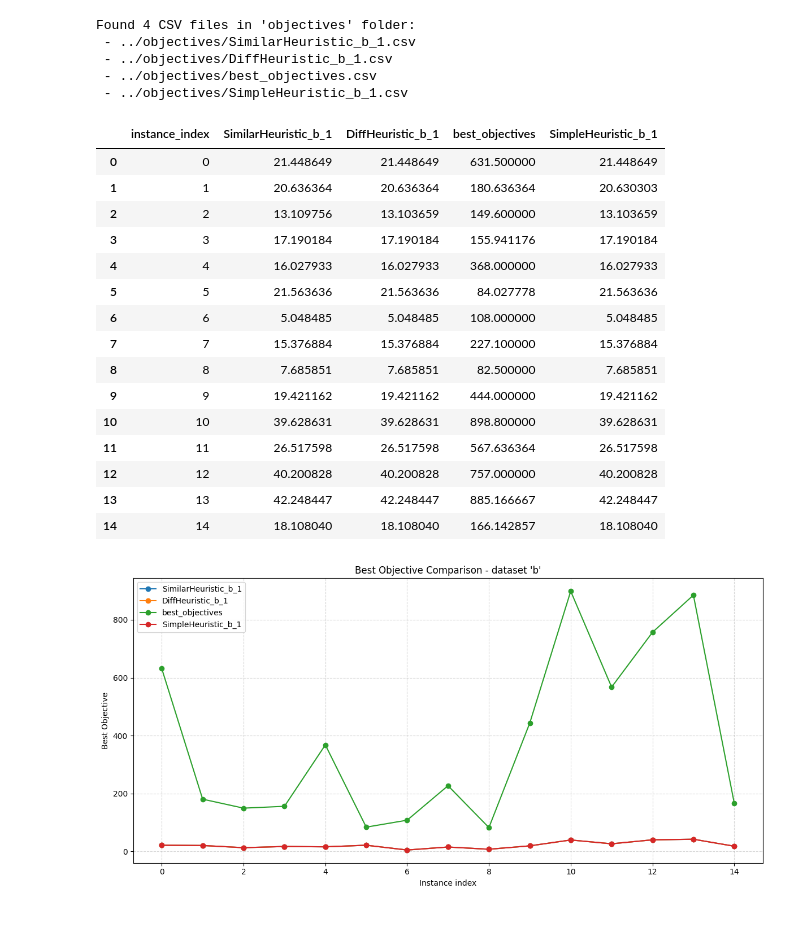
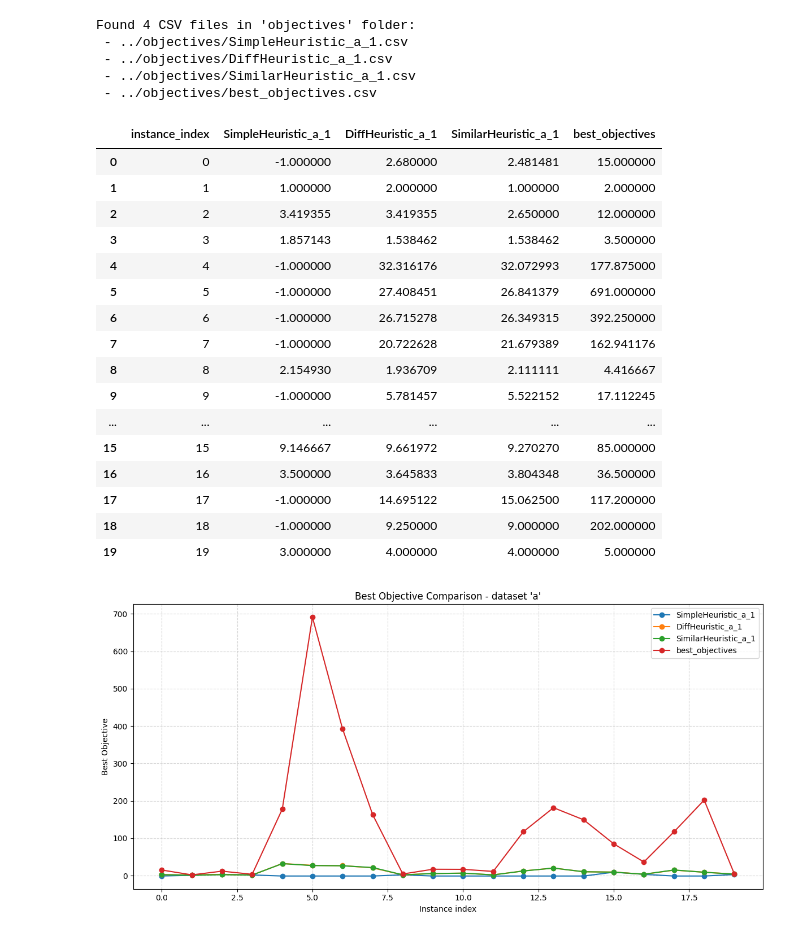
Before and after one commit to tinicius/challenge-sbpo-2025, a Jupyter notebook: src/compare.ipynb, the cells around one changed output. Drawn from its saved outputs; the diff is of its cells as text; code cells hidden in the pictures.

```diff
--- a/src/compare.ipynb
+++ b/src/compare.ipynb
@@ -91,51 +91,52 @@ if __name__ == "__main__":
     )
 
     # parser.add_argument(
     #     "csv_files",
     #     nargs="+",
     #     help="Paths to CSV files (must contain 'dataset' and 'best_objective' columns).",
     # )
 
     # parser.add_argument(
     #     "--dataset",
     #     required=True,
     #     help="Dataset name to filter rows by.",
     # )
 
     folder = "../objectives"
     csv_files = [f for f in Path(folder).iterdir() if f.is_file()]
 
     print(f"Found {len(csv_files)} CSV files in 'objectives' folder:")
     for path in csv_files:
         print(f" - {path}")
 
-    dataset = "b"
+    dataset = "a"
 
     # args = parser.parse_args()
     comparison_table = build_objective_comparison_table(csv_files, dataset)
     display(comparison_table)
     plot_best_objectives(comparison_table, dataset)
     # plot_objective_table(comparison_table, dataset)
 # %% [output]
 Found 4 CSV files in 'objectives' folder:
- - ../objectives/SimilarHeuristic_b_1.csv
- - ../objectives/DiffHeuristic_b_1.csv
+ - ../objectives/SimpleHeuristic_a_1.csv
+ - ../objectives/DiffHeuristic_a_1.csv
+ - ../objectives/SimilarHeuristic_a_1.csv
  - ../objectives/best_objectives.csv
- - ../objectives/SimpleHeuristic_b_1.csv
-|  | instance_index | SimilarHeuristic_b_1 | DiffHeuristic_b_1 | best_objectives | SimpleHeuristic_b_1 |
-| 0 | 0 | 21.448649 | 21.448649 | 631.500000 | 21.448649 |
-| 1 | 1 | 20.636364 | 20.636364 | 180.636364 | 20.630303 |
-| 2 | 2 | 13.109756 | 13.103659 | 149.600000 | 13.103659 |
-| 3 | 3 | 17.190184 | 17.190184 | 155.941176 | 17.190184 |
-| 4 | 4 | 16.027933 | 16.027933 | 368.000000 | 16.027933 |
-| 5 | 5 | 21.563636 | 21.563636 | 84.027778 | 21.563636 |
-| 6 | 6 | 5.048485 | 5.048485 | 108.000000 | 5.048485 |
-| 7 | 7 | 15.376884 | 15.376884 | 227.100000 | 15.376884 |
-| 8 | 8 | 7.685851 | 7.685851 | 82.500000 | 7.685851 |
-| 9 | 9 | 19.421162 | 19.421162 | 444.000000 | 19.421162 |
-| 10 | 10 | 39.628631 | 39.628631 | 898.800000 | 39.628631 |
-| 11 | 11 | 26.517598 | 26.517598 | 567.636364 | 26.517598 |
-| 12 | 12 | 40.200828 | 40.200828 | 757.000000 | 40.200828 |
-| 13 | 13 | 42.248447 | 42.248447 | 885.166667 | 42.248447 |
-| 14 | 14 | 18.108040 | 18.108040 | 166.142857 | 18.108040 |
+|  | instance_index | SimpleHeuristic_a_1 | DiffHeuristic_a_1 | SimilarHeuristic_a_1 | best_objectives |
+| 0 | 0 | -1.000000 | 2.680000 | 2.481481 | 15.000000 |
+| 1 | 1 | 1.000000 | 2.000000 | 1.000000 | 2.000000 |
+| 2 | 2 | 3.419355 | 3.419355 | 2.650000 | 12.000000 |
+| 3 | 3 | 1.857143 | 1.538462 | 1.538462 | 3.500000 |
+| 4 | 4 | -1.000000 | 32.316176 | 32.072993 | 177.875000 |
+| 5 | 5 | -1.000000 | 27.408451 | 26.841379 | 691.000000 |
+| 6 | 6 | -1.000000 | 26.715278 | 26.349315 | 392.250000 |
+| 7 | 7 | -1.000000 | 20.722628 | 21.679389 | 162.941176 |
+| 8 | 8 | 2.154930 | 1.936709 | 2.111111 | 4.416667 |
+| 9 | 9 | -1.000000 | 5.781457 | 5.522152 | 17.112245 |
+| ... | ... | ... | ... | ... | ... |
+| 15 | 15 | 9.146667 | 9.661972 | 9.270270 | 85.000000 |
+| 16 | 16 | 3.500000 | 3.645833 | 3.804348 | 36.500000 |
+| 17 | 17 | -1.000000 | 14.695122 | 15.062500 | 117.200000 |
+| 18 | 18 | -1.000000 | 9.250000 | 9.000000 | 202.000000 |
+| 19 | 19 | 3.000000 | 4.000000 | 4.000000 | 5.000000 |
-[figure, old version]
+[figure, new version]
```
Also changed, not shown: 15 other files.
